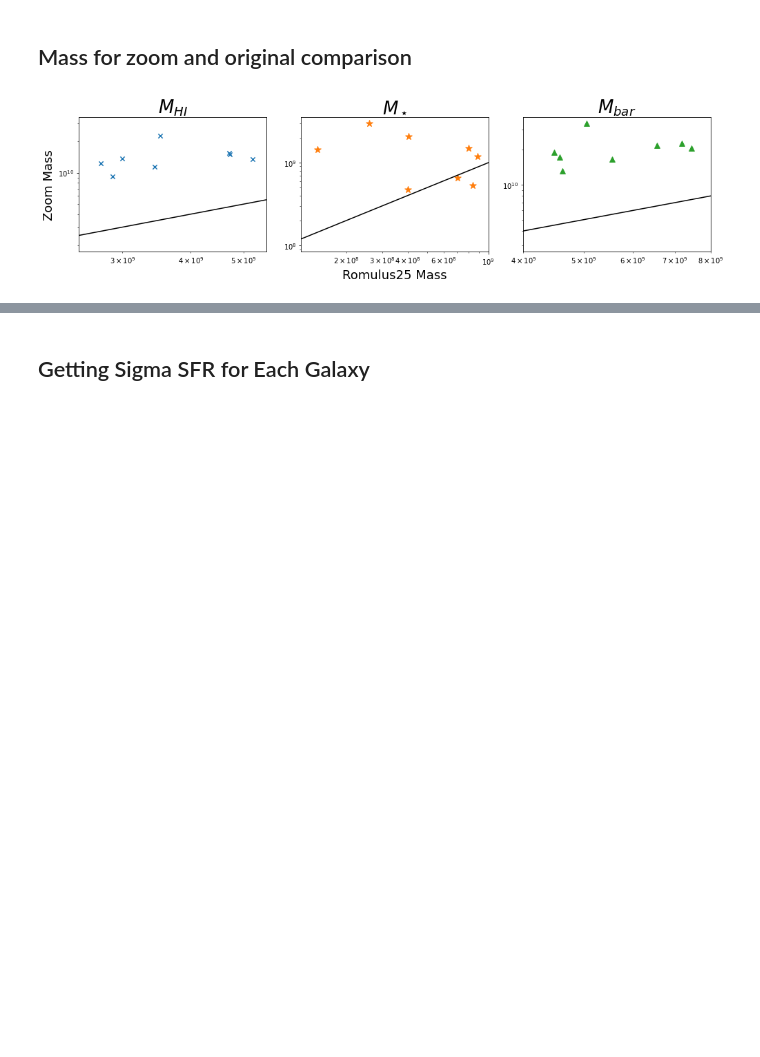
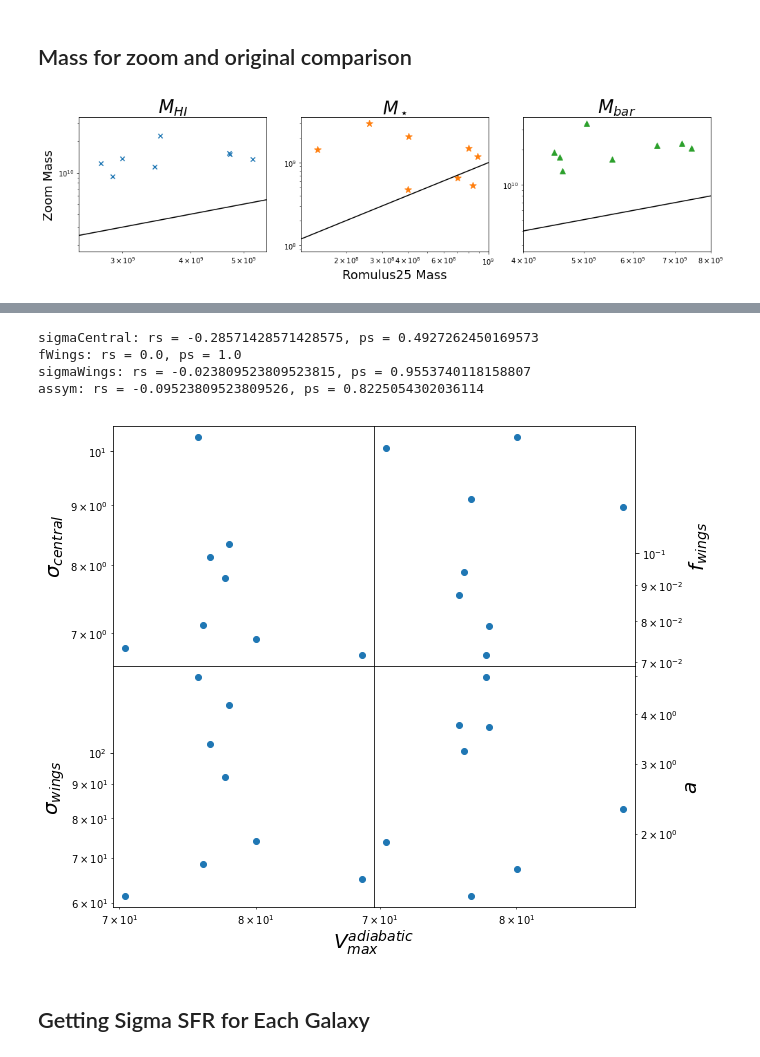
Before and after one commit to JosephWick/H1-merian, a Jupyter notebook: notebooks/CorrCornerPlot.ipynb, the cells around one changed output, grey strips where cells are left out. Cells and saved outputs as stored; diff of their text form; code cells hidden in the pictures; blank space fills up the shorter version.

```diff
--- a/notebooks/CorrCornerPlot.ipynb
+++ b/notebooks/CorrCornerPlot.ipynb
@@ -642,3 +642,12 @@ assym: rs = -0.14285714285714288, ps = 0.735764859879812
+# %%
+y = pd.read_csv('/home/jw1624/H1-merian/csvs/vMaxAda.txt')['vMaxAda'].to_numpy()
+make4panelCorr(y, r'$V_{max}^{adiabatic}$', '../figures/corr4panels/vMaxAda.png')
+# %% [output]
+sigmaCentral: rs = -0.28571428571428575, ps = 0.4927262450169573
+fWings: rs = 0.0, ps = 1.0
+sigmaWings: rs = -0.023809523809523815, ps = 0.9553740118158807
+assym: rs = -0.09523809523809526, ps = 0.8225054302036114
+[figure, added]
 # %% [markdown]
 ## Getting Sigma SFR for Each Galaxy
 # %%
```
Also changed, not shown: parts of 14 cells of this notebook, 1 other file.
